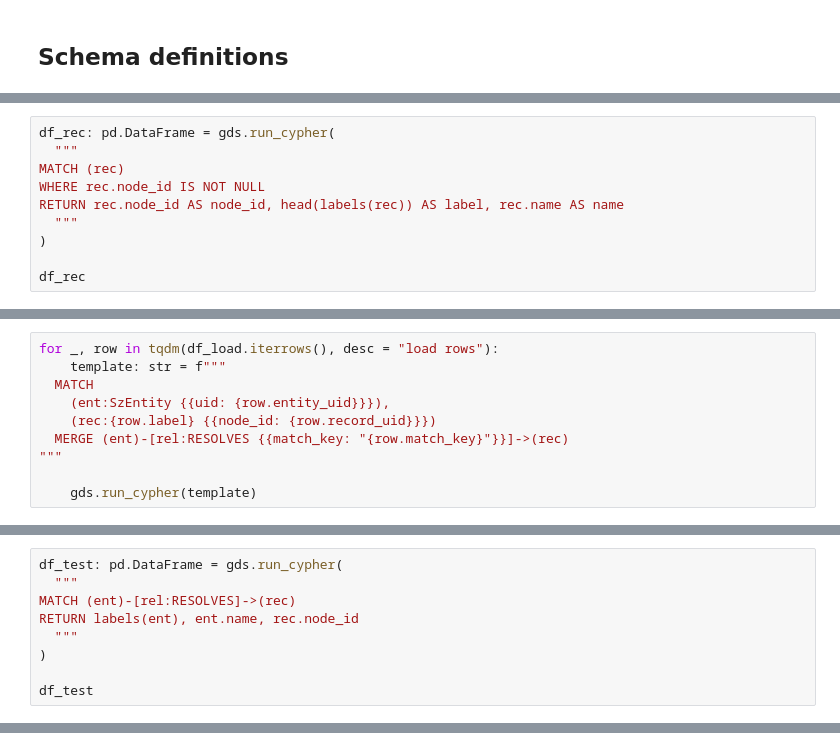
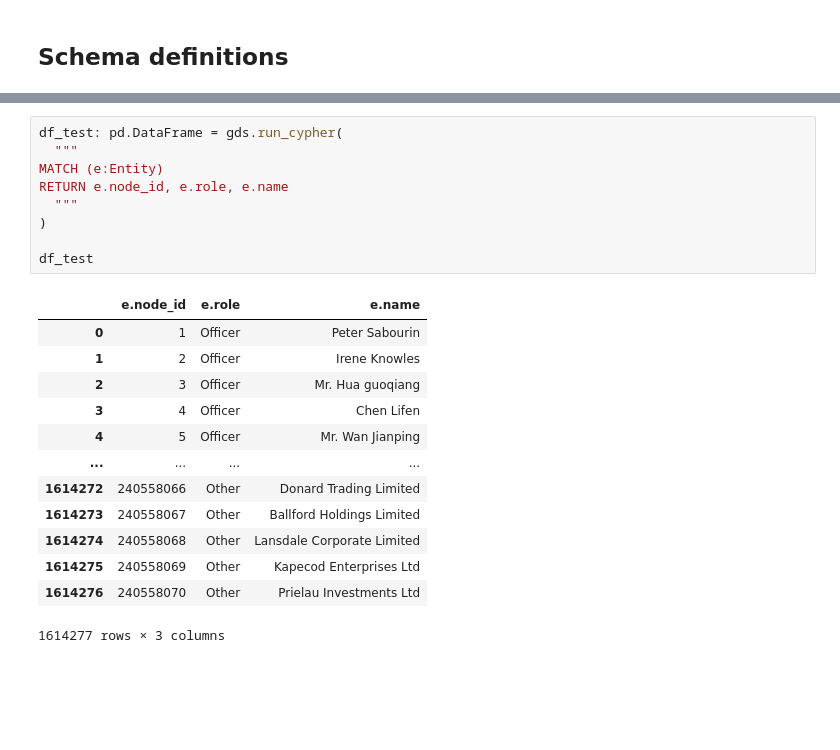
Before and after one commit to louisguitton/ERKG, a Jupyter notebook: icij/load_neo4j.ipynb, the cells around one changed output, grey strips where cells are left out. Saved outputs shown, nothing was run; the diff lists cells and outputs as text; blank space fills up the shorter version.

```diff
--- a/icij/load_neo4j.ipynb
+++ b/icij/load_neo4j.ipynb
@@ -98,10 +123,0 @@ gds.run_cypher(
-# %%
-df_rec: pd.DataFrame = gds.run_cypher(
-  """
-MATCH (rec)
-WHERE rec.node_id IS NOT NULL
-RETURN rec.node_id AS node_id, head(labels(rec)) AS label, rec.name AS name
-  """
-)
-
-df_rec
@@ -128,10 +123,0 @@ Connect the Senzing entities with records already loaded in Neo4j.
-# %%
-for _, row in tqdm(df_load.iterrows(), desc = "load rows"):
-    template: str = f"""
-  MATCH
-    (ent:SzEntity {{uid: {row.entity_uid}}}),
-    (rec:{row.label} {{node_id: {row.record_uid}}})
-  MERGE (ent)-[rel:RESOLVES {{match_key: "{row.match_key}"}}]->(rec)
-"""
-
-    gds.run_cypher(template)
@@ -140,9 +123,0 @@ Test the results
-# %%
-df_test: pd.DataFrame = gds.run_cypher(
-  """
-MATCH (ent)-[rel:RESOLVES]->(rec)
-RETURN labels(ent), ent.name, rec.node_id
-  """
-)
-
-df_test
@@ -148,0 +198,23 @@ df_test
+# %%
+df_test: pd.DataFrame = gds.run_cypher(
+  """
+MATCH (e:Entity)
+RETURN e.node_id, e.role, e.name
+  """
+)
+
+df_test
+# %% [output]
+|  | e.node_id | e.role | e.name |
+| 0 | 1 | Officer | Peter Sabourin |
+| 1 | 2 | Officer | Irene Knowles |
+| 2 | 3 | Officer | Mr. Hua guoqiang |
+| 3 | 4 | Officer | Chen Lifen |
+| 4 | 5 | Officer | Mr. Wan Jianping |
+| ... | ... | ... | ... |
+| 1614272 | 240558066 | Other | Donard Trading Limited |
+| 1614273 | 240558067 | Other | Ballford Holdings Limited |
+| 1614274 | 240558068 | Other | Lansdale Corporate Limited |
+| 1614275 | 240558069 | Other | Kapecod Enterprises Ltd |
+| 1614276 | 240558070 | Other | Prielau Investments Ltd |
+1614277 rows × 3 columns
```
Also changed, not shown: parts of 33 cells of this notebook.
